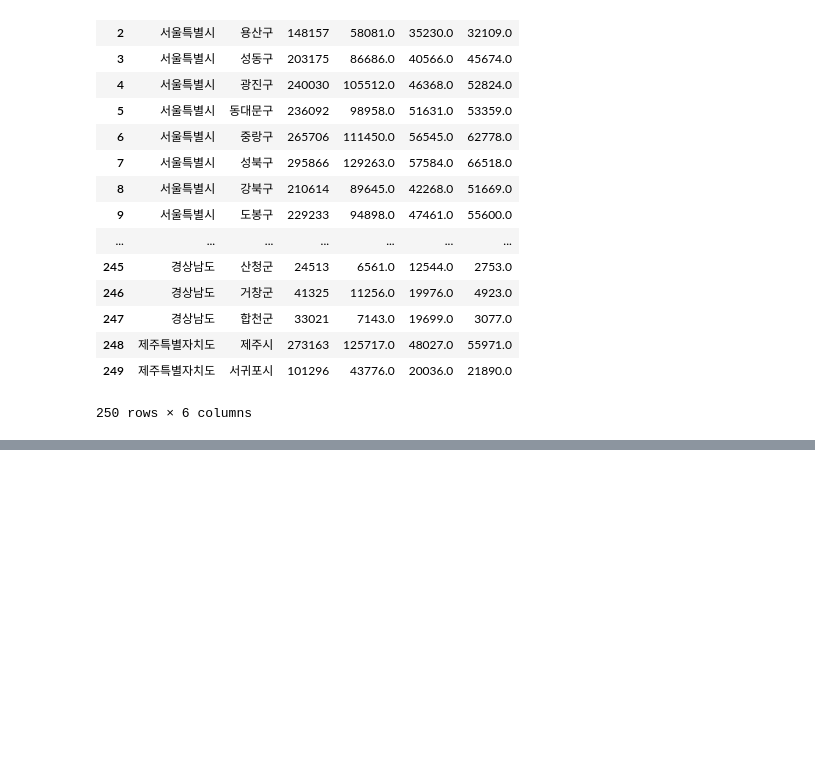
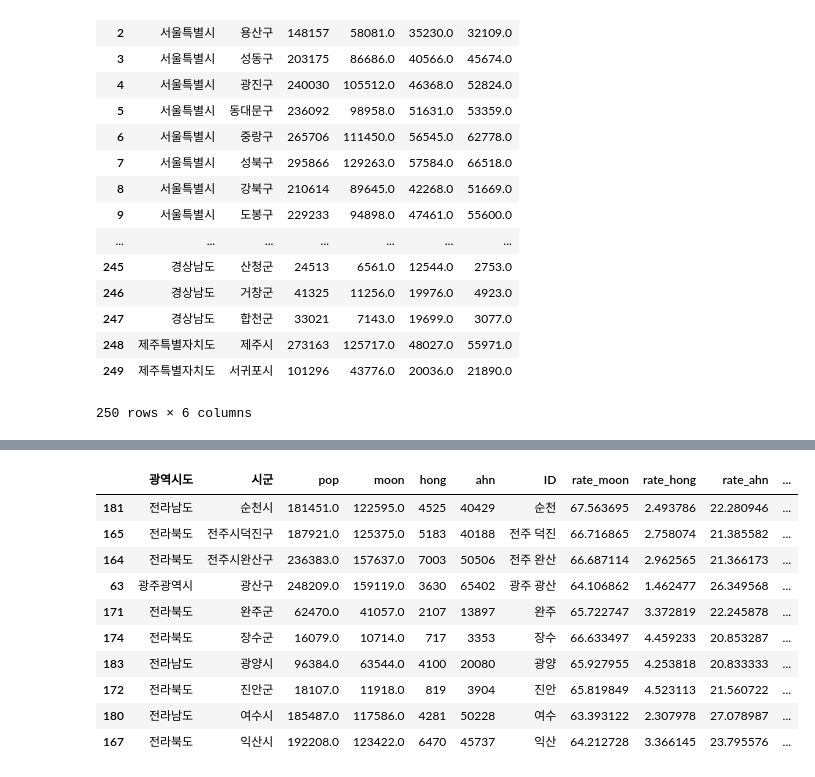
Before and after one commit to KimDoKy/DataScience, a Jupyter notebook: source_code/chap6. Election Result.ipynb, the cells around one changed output, grey strips where cells are left out. Saved outputs shown, nothing was run; the diff lists cells and outputs as text; code cells hidden in the pictures; blank space fills up the shorter version.

```diff
--- a/source_code/chap6. Election Result.ipynb
+++ b/source_code/chap6. Election Result.ipynb
@@ -154,0 +428,19 @@ driver.close()
+# %%
+ahn_tmp = election_result.loc[85, 'ahn']/3
+hong_tmp = election_result.loc[85, 'hong']/3
+moon_tmp = election_result.loc[85, 'moon']/3
+pop_tmp = election_result.loc[85, 'pop']/3
+
+rate_moon_tmp = election_result.loc[85, 'rate_moon']
+rate_hong_tmp = election_result.loc[85, 'rate_hong']
+rate_ahn_tmp = election_result.loc[85, 'rate_ahn']
+
+election_result.loc[250] = [ahn_tmp, hong_tmp, moon_tmp, pop_tmp,
+                           '경기도','부천시','부천 소사',
+                           rate_moon_tmp, rate_hong_tmp, rate_ahn_tmp]
+election_result.loc[251] = [ahn_tmp, hong_tmp, moon_tmp, pop_tmp,
+                           '경기도','부천시','부천 오정',
+                           rate_moon_tmp, rate_hong_tmp, rate_ahn_tmp]
+election_result.loc[252] = [ahn_tmp, hong_tmp, moon_tmp, pop_tmp,
+                           '경기도','부천시','부천 원미',
+                           rate_moon_tmp, rate_hong_tmp, rate_ahn_tmp]
@@ -154,0 +452,3 @@ driver.close()
+# %%
+election_result.drop([85], inplace=True)
+election_result[election_result['시군'] == '부천시']
@@ -154,0 +465,3 @@ driver.close()
+# %%
+final_elect_data = pd.merge(election_result, draw_korea, how='left', on=['ID'])
+final_elect_data.head()
@@ -154,0 +475,5 @@ driver.close()
+# %%
+final_elect_data['moon_vs_hong'] = final_elect_data['rate_moon'] - final_elect_data['rate_hong']
+final_elect_data['moon_vs_ahn'] = final_elect_data['rate_moon'] - final_elect_data['rate_ahn']
+final_elect_data['ahn_vs_hong'] = final_elect_data['rate_ahn'] - final_elect_data['rate_hong']
+final_elect_data.head()
@@ -154,0 +487,14 @@ driver.close()
+# %%
+final_elect_data.sort_values(['moon_vs_hong'], ascending=[False]).head(10)
+# %% [output]
+|  | 광역시도 | 시군 | pop | moon | hong | ahn | ID | rate_moon | rate_hong | rate_ahn | ... |
+| 181 | 전라남도 | 순천시 | 181451.0 | 122595.0 | 4525 | 40429 | 순천 | 67.563695 | 2.493786 | 22.280946 | ... |
+| 165 | 전라북도 | 전주시덕진구 | 187921.0 | 125375.0 | 5183 | 40188 | 전주 덕진 | 66.716865 | 2.758074 | 21.385582 | ... |
+| 164 | 전라북도 | 전주시완산구 | 236383.0 | 157637.0 | 7003 | 50506 | 전주 완산 | 66.687114 | 2.962565 | 21.366173 | ... |
+| 63 | 광주광역시 | 광산구 | 248209.0 | 159119.0 | 3630 | 65402 | 광주 광산 | 64.106862 | 1.462477 | 26.349568 | ... |
+| 171 | 전라북도 | 완주군 | 62470.0 | 41057.0 | 2107 | 13897 | 완주 | 65.722747 | 3.372819 | 22.245878 | ... |
+| 174 | 전라북도 | 장수군 | 16079.0 | 10714.0 | 717 | 3353 | 장수 | 66.633497 | 4.459233 | 20.853287 | ... |
+| 183 | 전라남도 | 광양시 | 96384.0 | 63544.0 | 4100 | 20080 | 광양 | 65.927955 | 4.253818 | 20.833333 | ... |
+| 172 | 전라북도 | 진안군 | 18107.0 | 11918.0 | 819 | 3904 | 진안 | 65.819849 | 4.523113 | 21.560722 | ... |
+| 180 | 전라남도 | 여수시 | 185487.0 | 117586.0 | 4281 | 50228 | 여수 | 63.393122 | 2.307978 | 27.078987 | ... |
+| 167 | 전라북도 | 익산시 | 192208.0 | 123422.0 | 6470 | 45737 | 익산 | 64.212728 | 3.366145 | 23.795576 | ... |
```
Also changed, not shown: parts of 40 cells of this notebook.
